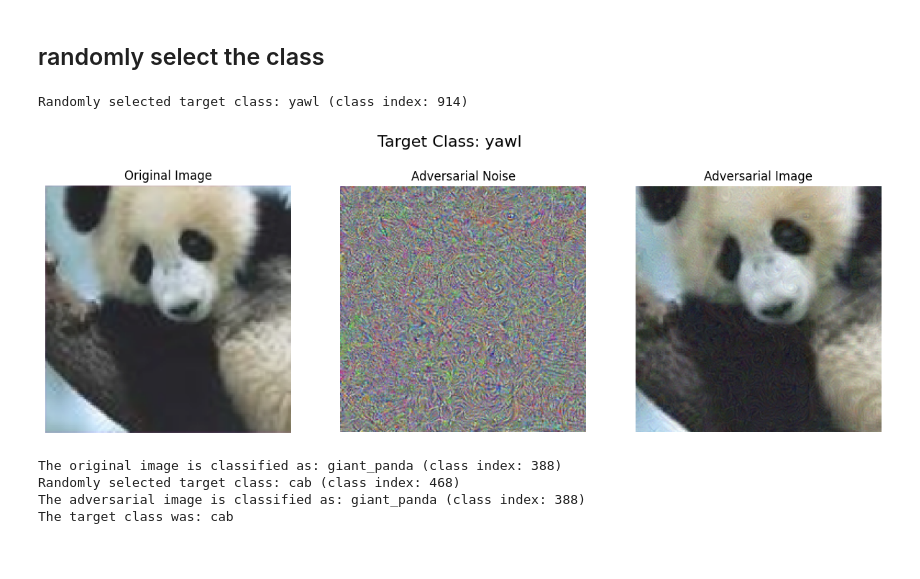
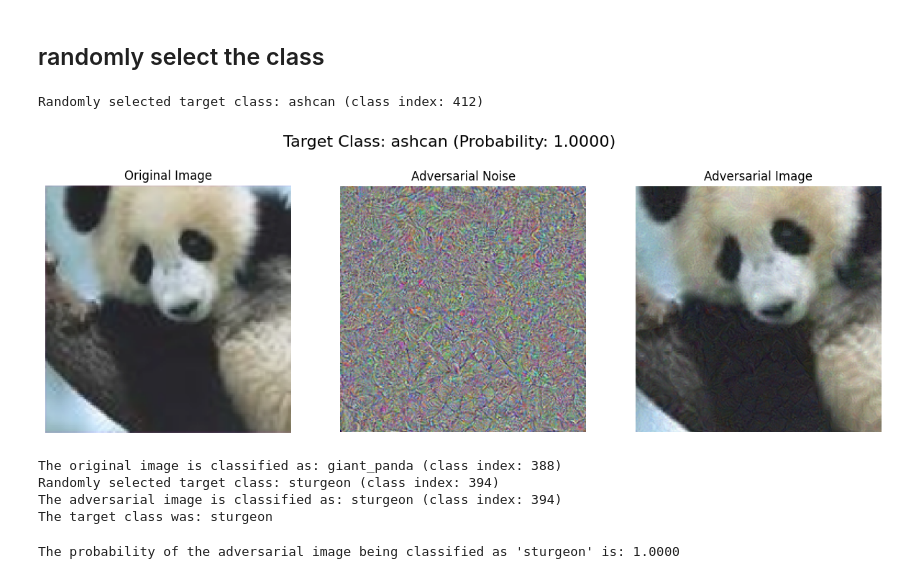
Before and after one commit to WeiyingZhao/Adversarial-Noise-Generation, a Jupyter notebook: main_test.ipynb, the cells around one changed output. Drawn from its saved outputs; the diff is of its cells as text; code cells hidden in the pictures.

```diff
--- a/main_test.ipynb
+++ b/main_test.ipynb
@@ -48,20 +56,14 @@ The target class was: goldfish
 # %% [markdown]
 ## randomly select the class
 # %%
-# Instantiate the adversarial noise generator
-generator = AdversarialNoiseGenerator(device='cuda' if torch.cuda.is_available() else 'cpu')
-
-# Provide the image path and target class
-image_path = './data/pandas.jpg'
-
 # Visualize the attack with a randomly selected target class
 generator.visualize_attack(image_path,
                            target_class=None,
                            epsilon=0.01,
                            num_iterations=100)
 # %% [output]
-Randomly selected target class: yawl (class index: 914)
+Randomly selected target class: ashcan (class index: 412)
-[figure, old version]
+[figure, new version]
 # %%
 # Classify the original image
 original_image = Image.open(image_path).convert('RGB')
@@ -69,7 +71,7 @@ orig_pred_idx, orig_pred_class = generator.classify(original_image)
 print(f"The original image is classified as: {orig_pred_class} (class index: {orig_pred_idx})")
 
 # Generate adversarial image and classify it
-adv_image, _, target_class_name = generator.generate(image_path,
+adv_image, _, target_class_name, prob = generator.generate(image_path,
                                                      target_class=None,
                                                      epsilon=0.01,
                                                      num_iterations=100)
@@ -78,6 +80,11 @@ print(f"The adversarial image is classified as: {adv_pred_class} (class index: {
 print(f"The target class was: {target_class_name}")
 # %% [output]
 The original image is classified as: giant_panda (class index: 388)
-Randomly selected target class: cab (class index: 468)
-The adversarial image is classified as: giant_panda (class index: 388)
-The target class was: cab
+Randomly selected target class: sturgeon (class index: 394)
+The adversarial image is classified as: sturgeon (class index: 394)
+The target class was: sturgeon
+# %%
+# Display the probability
+print(f"The probability of the adversarial image being classified as '{target_class_name}' is: {prob:.4f}")
+# %% [output]
+The probability of the adversarial image being classified as 'sturgeon' is: 1.0000
```
Also changed, not shown: parts of 4 cells of this notebook, 2 other files.
